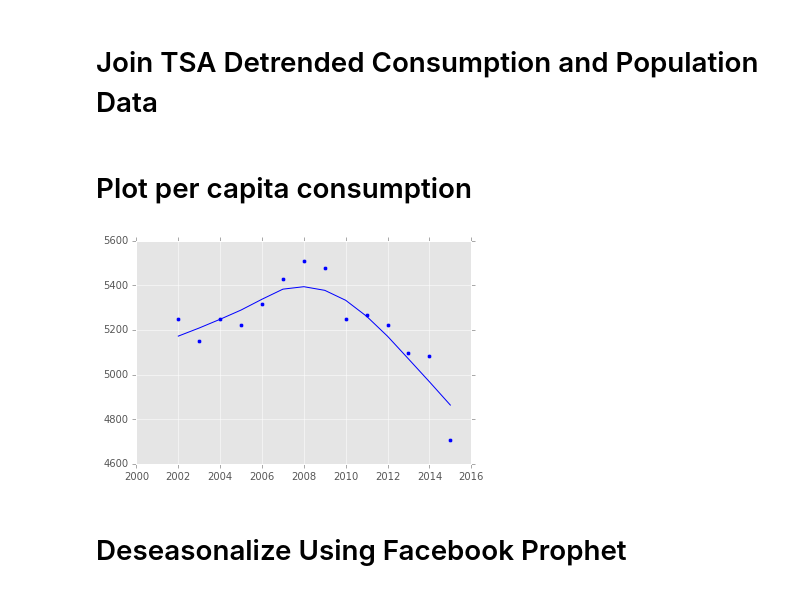
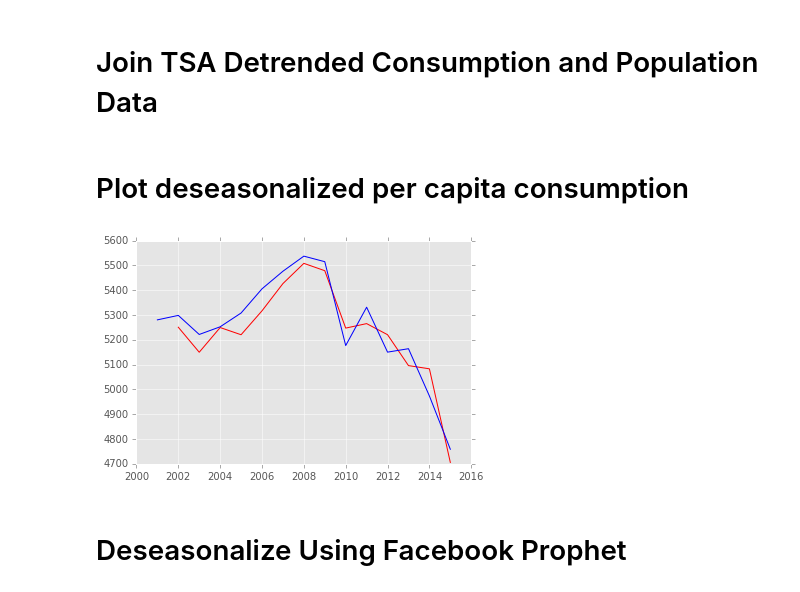
Before and after one commit to johnmrudolph/jupyter_blog, a Jupyter notebook: declining_wa_consumption.ipynb, the cells around one changed output. Saved outputs shown, nothing was run; the diff lists cells and outputs as text; code cells hidden in the pictures.

Commit message:
added raw per capita graph

```diff
--- a/declining_wa_consumption.ipynb
+++ b/declining_wa_consumption.ipynb
@@ -71,0 +74,15 @@ wa_pop.plot()
+# %%
+# Group sales data to annual, merge with population series and create per capita
+wa_sales_annual = wa_sales.groupby(pd.Grouper(freq='A'))['ELEC.SALES.WA-RES.M'].agg(['sum'])
+wa_sales_annual['year'] = wa_sales_annual.index.to_period('A')
+wa_pop['year'] = wa_pop.index.to_period('A')
+wa_per_capita = pd.merge(wa_sales_annual, wa_pop, on='year')
+wa_per_capita['year'] = wa_per_capita['year'].astype(str).astype(int)
+wa_per_capita['per_capita'] = wa_per_capita['sum']*1000/wa_per_capita['SEDS.TPOPP.WA.A']
+# create Loess of Per Capita
+wa_per_capita['per_capita_loess'] = sm.nonparametric.lowess(
+    wa_per_capita['per_capita'], wa_per_capita['year'], return_sorted=False)
+# graph data
+plt.scatter(wa_per_capita['year'], wa_per_capita['per_capita'], c='b')
+plt.plot(wa_per_capita['year'], wa_per_capita['per_capita_loess'], c='b')
+plt.show()
@@ -105,13 +123,13 @@ wa_merged['per_capita'] = wa_merged['sales']*1000 / wa_merged['population']
 wa_merged['per_capita_loess'] = sm.nonparametric.lowess(
     wa_merged['per_capita'], wa_merged['year'], return_sorted=False)
 # %% [markdown]
-# Plot per capita consumption
+# Plot deseasonalized per capita consumption
 # %%
-plt.scatter(wa_merged['year'], wa_merged['per_capita'], c='b')
-plt.plot(wa_merged['year'], wa_merged['per_capita_loess'], c='b')
+plt.plot(wa_merged['year'], wa_merged['per_capita'], c='r')
+plt.plot(wa_per_capita['year'], wa_per_capita['per_capita'], c='b')
 plt.show()
 # %% [output]
-[figure, old version]
+[figure, new version]
 # %% [markdown]
 # Deseasonalize Using Facebook Prophet
 # %%
```
Also changed, not shown: parts of 4 cells of this notebook.
